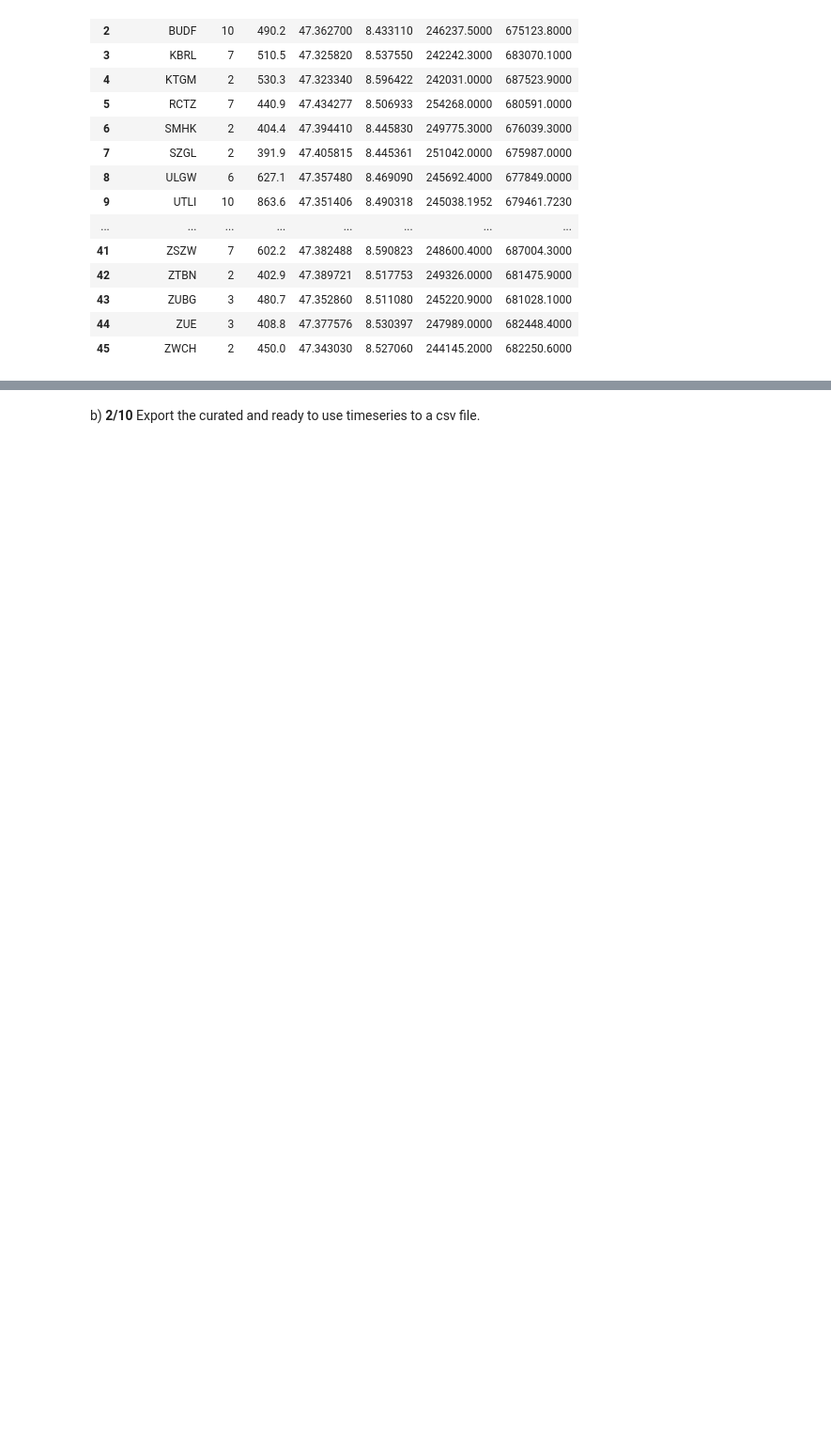
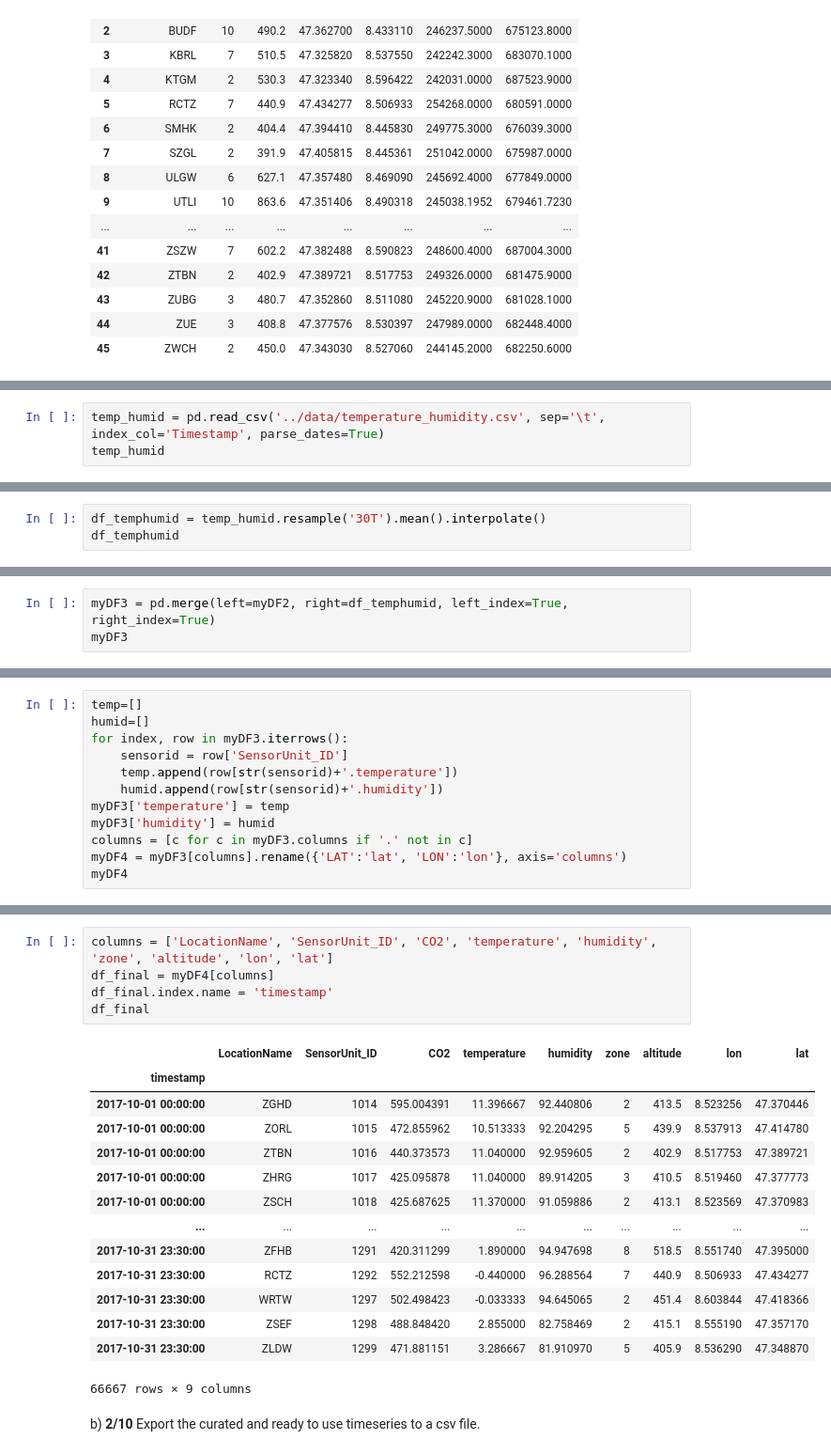
Before and after one commit to FurkanKarakas/dslab-homework-2, a Jupyter notebook: notebooks/DSLab_homework-2.ipynb, the cells around one changed output, grey strips where cells are left out. Shown at 94% size. Saved outputs shown, nothing was run; the diff lists cells and outputs as text; blank space fills up the shorter version.

```diff
--- a/notebooks/DSLab_homework-2.ipynb
+++ b/notebooks/DSLab_homework-2.ipynb
@@ -144,0 +175,3 @@ sensors_metadata
+# %%
+temp_humid = pd.read_csv('../data/temperature_humidity.csv', sep='\t', index_col='Timestamp', parse_dates=True)
+temp_humid
@@ -144,0 +193,3 @@ sensors_metadata
+# %%
+df_temphumid = temp_humid.resample('30T').mean().interpolate()
+df_temphumid
@@ -144,0 +211,3 @@ sensors_metadata
+# %%
+myDF3 = pd.merge(left=myDF2, right=df_temphumid, left_index=True, right_index=True)
+myDF3
@@ -144,0 +228,12 @@ sensors_metadata
+# %%
+temp=[]
+humid=[]
+for index, row in myDF3.iterrows():
+    sensorid = row['SensorUnit_ID']
+    temp.append(row[str(sensorid)+'.temperature'])
+    humid.append(row[str(sensorid)+'.humidity'])
+myDF3['temperature'] = temp
+myDF3['humidity'] = humid
+columns = [c for c in myDF3.columns if '.' not in c]
+myDF4 = myDF3[columns].rename({'LAT':'lat', 'LON':'lon'}, axis='columns')
+myDF4
@@ -145,2 +254,22 @@ sensors_metadata
+# %%
+columns = ['LocationName', 'SensorUnit_ID', 'CO2', 'temperature', 'humidity', 'zone', 'altitude', 'lon', 'lat']
+df_final = myDF4[columns]
+df_final.index.name = 'timestamp'
+df_final
+# %% [output]
+|  | LocationName | SensorUnit_ID | CO2 | temperature | humidity | zone | altitude | lon | lat |
+| timestamp |  |  |  |  |  |  |  |  |  |
+| 2017-10-01 00:00:00 | ZGHD | 1014 | 595.004391 | 11.396667 | 92.440806 | 2 | 413.5 | 8.523256 | 47.370446 |
+| 2017-10-01 00:00:00 | ZORL | 1015 | 472.855962 | 10.513333 | 92.204295 | 5 | 439.9 | 8.537913 | 47.414780 |
+| 2017-10-01 00:00:00 | ZTBN | 1016 | 440.373573 | 11.040000 | 92.959605 | 2 | 402.9 | 8.517753 | 47.389721 |
+| 2017-10-01 00:00:00 | ZHRG | 1017 | 425.095878 | 11.040000 | 89.914205 | 3 | 410.5 | 8.519460 | 47.377773 |
+| 2017-10-01 00:00:00 | ZSCH | 1018 | 425.687625 | 11.370000 | 91.059886 | 2 | 413.1 | 8.523569 | 47.370983 |
+| ... | ... | ... | ... | ... | ... | ... | ... | ... | ... |
+| 2017-10-31 23:30:00 | ZFHB | 1291 | 420.311299 | 1.890000 | 94.947698 | 8 | 518.5 | 8.551740 | 47.395000 |
+| 2017-10-31 23:30:00 | RCTZ | 1292 | 552.212598 | -0.440000 | 96.288564 | 7 | 440.9 | 8.506933 | 47.434277 |
+| 2017-10-31 23:30:00 | WRTW | 1297 | 502.498423 | -0.033333 | 94.645065 | 2 | 451.4 | 8.603844 | 47.418366 |
+| 2017-10-31 23:30:00 | ZSEF | 1298 | 488.848420 | 2.855000 | 82.758469 | 2 | 415.1 | 8.555190 | 47.357170 |
+| 2017-10-31 23:30:00 | ZLDW | 1299 | 471.881151 | 3.286667 | 81.910970 | 5 | 405.9 | 8.536290 | 47.348870 |
+66667 rows × 9 columns
 # %% [markdown]
 b) **2/10** Export the curated and ready to use timeseries to a csv file.
```
Also changed, not shown: parts of 9 cells of this notebook, 1 other file.
